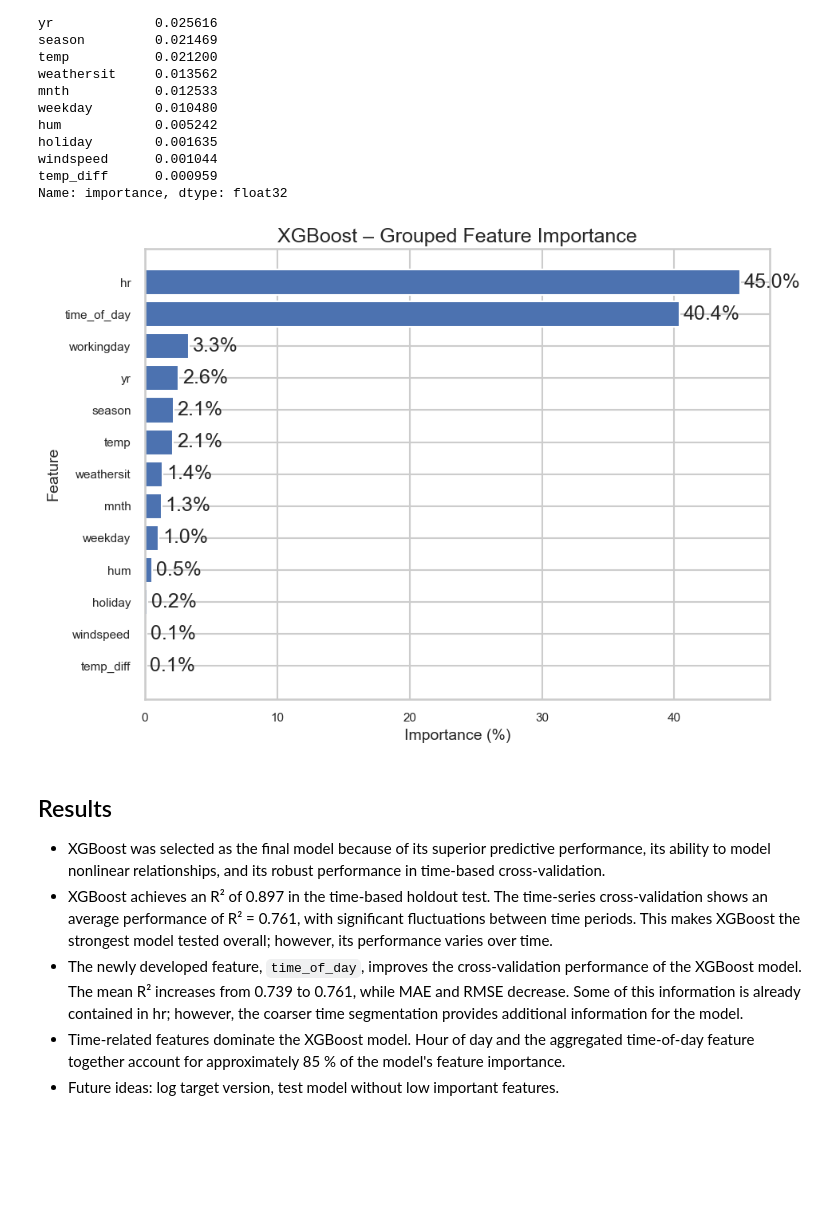
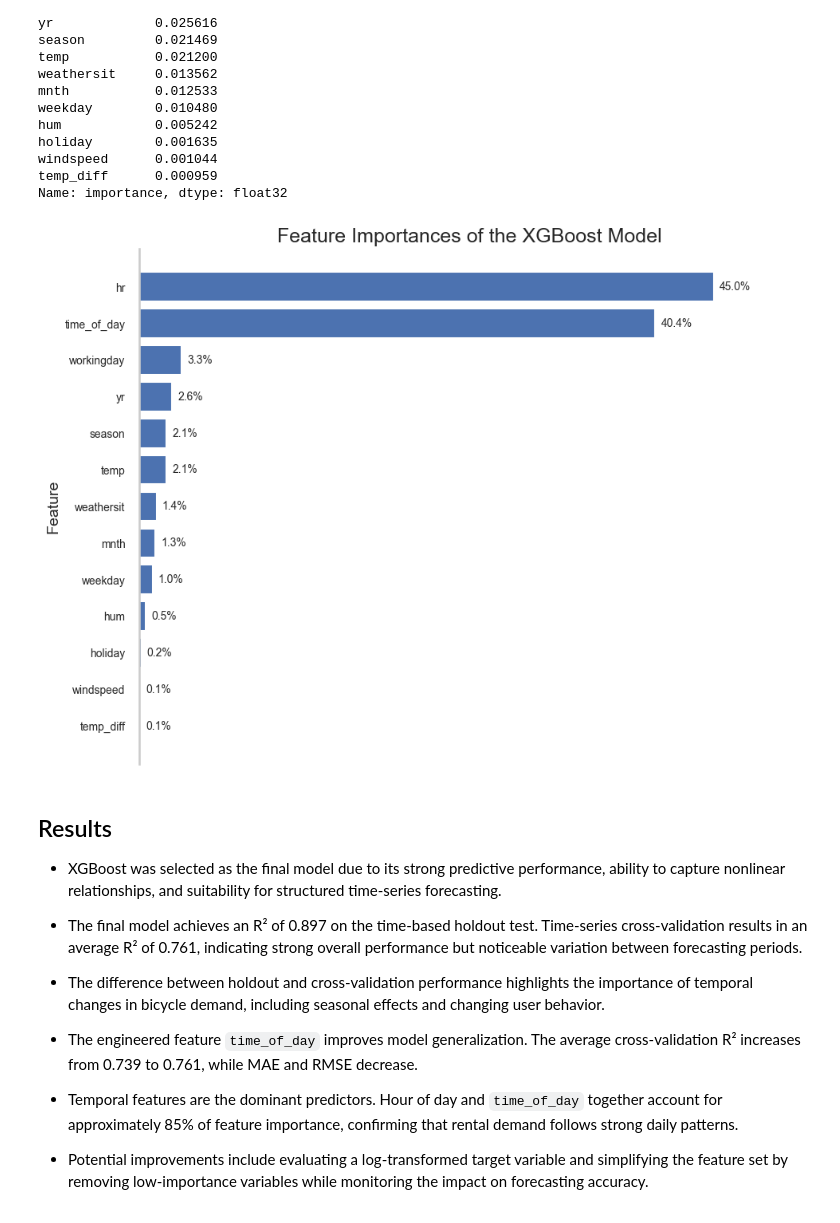
Before and after one commit to Thoericht/bike_sharing, a Jupyter notebook: 02_notebooks/03_modelling.ipynb, the cells around one changed output. Saved outputs shown, nothing was run; the diff lists cells and outputs as text; code cells hidden in the pictures; blank space fills up the shorter version.

```diff
--- a/02_notebooks/03_modelling.ipynb
+++ b/02_notebooks/03_modelling.ipynb
@@ -858,43 +912,72 @@ Name: importance, dtype: float32
 # %%
 # --------------------------------
 # PLOT GROUPED FEATURE IMPORTANCE
 # --------------------------------
 
+
+plt.close('all')
+
 grouped_importance_pct = (
     grouped_importance / grouped_importance.sum() * 100
 ).sort_values(ascending=True)
 
-plt.figure(figsize=(10, 7))
+fig, ax = plt.subplots(figsize=(10, 7))
 
-bars = plt.barh(
+ax.barh(
     grouped_importance_pct.index,
     grouped_importance_pct.values
 )
 
-plt.title("XGBoost – Grouped Feature Importance")
-plt.xlabel("Importance (%)")
-plt.ylabel("Feature")
+ax.tick_params(
+    axis='x',
+    which='both',
+    bottom=False,
+    top=False,
+    labelbottom=False
+)
 
-for bar, value in zip(
-    bars,
-    grouped_importance_pct.values
-):
-    plt.text(
-        value + 0.3,
-        bar.get_y() + bar.get_height() / 2,
+ax.tick_params(
+    axis='y',
+    labelsize=10
+)
+
+ax.set_xlabel('')
+ax.set_ylabel('Feature')
+
+ax.grid(False)
+
+for spine in ['top', 'right', 'bottom']:
+    ax.spines[spine].set_visible(False)
+
+max_value = grouped_importance_pct.max()
+
+for i, value in enumerate(grouped_importance_pct.values):
+    ax.text(
+        value + max_value * 0.01,
+        i,
         f"{value:.1f}%",
-        va="center"
+        va="center",
+        fontsize=10
     )
 
+ax.set_xlim(0, max_value * 1.15)
+
 plt.tight_layout()
+plt.title('Feature Importances of the XGBoost Model')
 plt.show()
 # %% [output]
-[figure, old version]
+[figure, new version]
 # %% [markdown]
 ## Results
-- XGBoost was selected as the final model because of its superior predictive performance, its ability to model nonlinear relationships, and its robust performance in time-based cross-validation.
-- XGBoost achieves an R² of 0.897 in the time-based holdout test. The time-series cross-validation shows an average performance of R² = 0.761,
-with significant fluctuations between time periods. This makes XGBoost the strongest model tested overall; however, its performance varies over time.
-- The newly developed feature, `time_of_day`, improves the cross-validation performance of the XGBoost model. The mean R² increases from 0.739 to 0.761, while MAE and RMSE decrease. Some of this information is already contained in hr; however, the coarser time segmentation provides additional information for the model.
-- Time-related features dominate the XGBoost model. Hour of day and the aggregated time-of-day feature together account for approximately 85 % of the model's feature importance.
-- Future ideas: log target version, test model without low important features.
+
+- XGBoost was selected as the final model due to its strong predictive performance, ability to capture nonlinear relationships, and suitability for structured time-series forecasting.
+
+- The final model achieves an R² of 0.897 on the time-based holdout test. Time-series cross-validation results in an average R² of 0.761, indicating strong overall performance but noticeable variation between forecasting periods.
+
+- The difference between holdout and cross-validation performance highlights the importance of temporal changes in bicycle demand, including seasonal effects and changing user behavior.
+
+- The engineered feature `time_of_day` improves model generalization. The average cross-validation R² increases from 0.739 to 0.761, while MAE and RMSE decrease.
+
+- Temporal features are the dominant predictors. Hour of day and `time_of_day` together account for approximately 85% of feature importance, confirming that rental demand follows strong daily patterns.
+
+- Potential improvements include evaluating a log-transformed target variable and simplifying the feature set by removing low-importance variables while monitoring the impact on forecasting accuracy.
```
Also changed, not shown: parts of 21 cells of this notebook, 4 other files.
